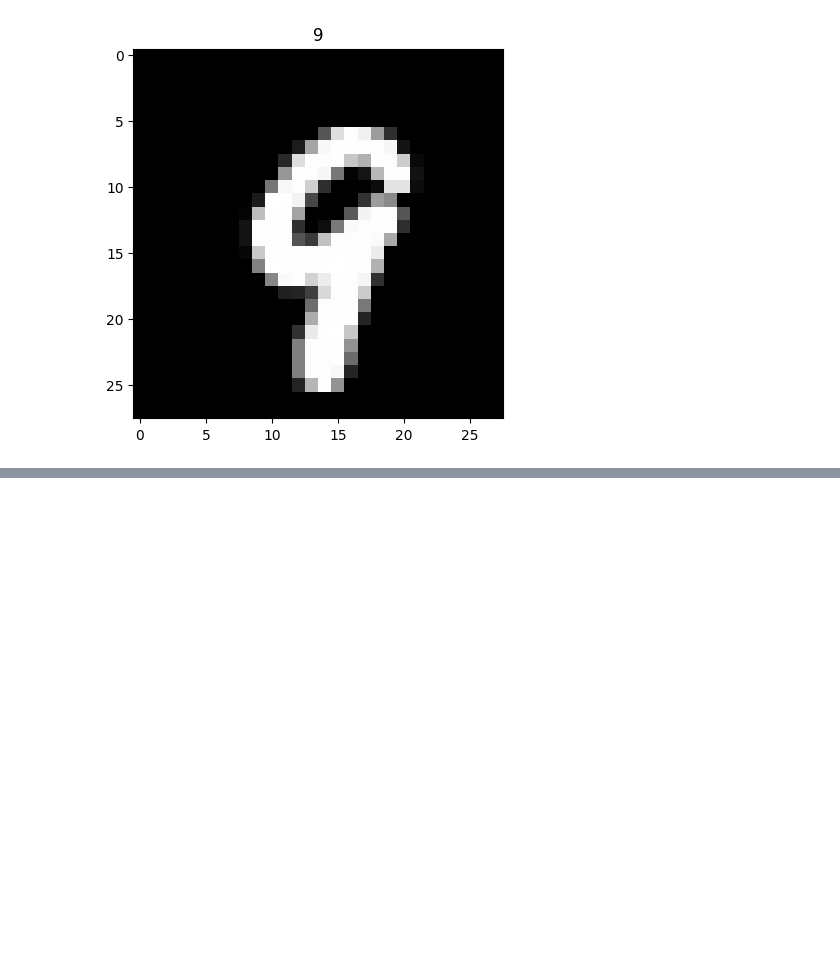
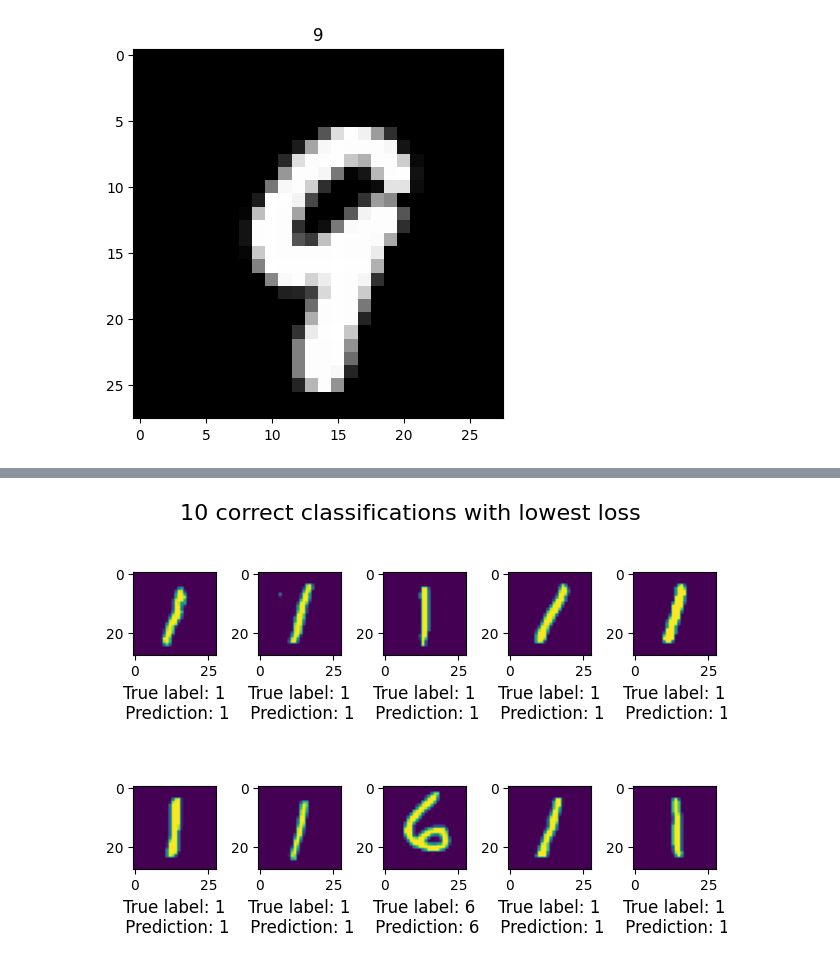
Before and after one commit to Hadartalisr/NeuralLearning, a Jupyter notebook: Ex3/python/main_code.ipynb, the cells around one changed output, grey strips where cells are left out. Cells and saved outputs as stored; diff of their text form; code cells hidden in the pictures; blank space fills up the shorter version.

```diff
--- a/Ex3/python/main_code.ipynb
+++ b/Ex3/python/main_code.ipynb
@@ -302,0 +329,14 @@ KeyboardInterrupt:
+# %%
+idxs = sorted_index[-10:]
+plt.figure()
+for k in range(10):
+    ax = plt.subplot(2, 5, k+1)
+    x = Xtest_raw[idxs[k], :, :]
+    ax.imshow(x)
+    ax.set_xlabel('True label: %d\n Prediction: %d' % (ytest[idxs[k]], predicted_labels[idxs[k]]), fontsize=12)
+
+plt.tight_layout()
+plt.suptitle('10 correct classifications with lowest loss', fontsize=16)
+plt.show()
+# %% [output]
+[figure, added]
```
Also changed, not shown: parts of 18 cells of this notebook, 11 other files.
